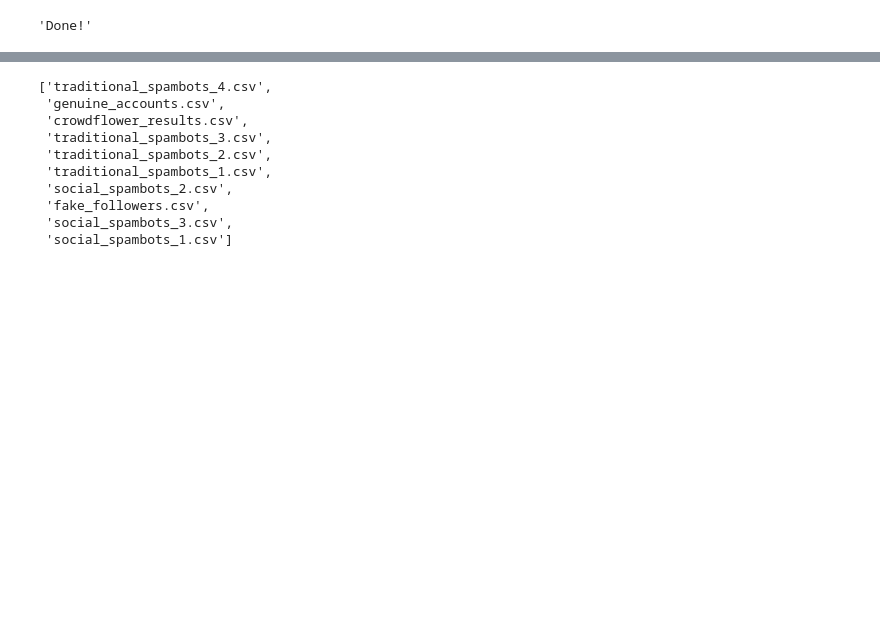
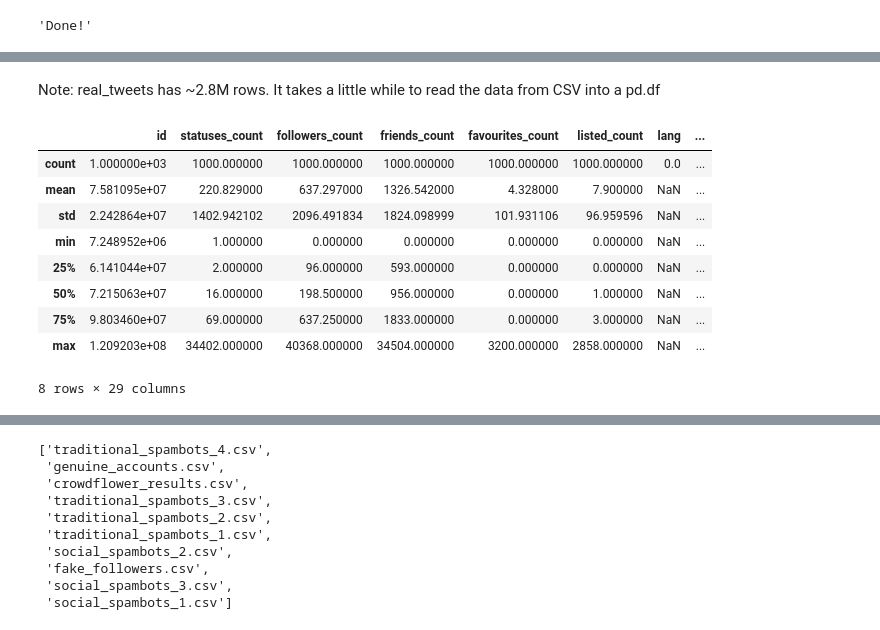
Before and after one commit to jasonweidner/CSPB_4502, a Jupyter notebook: Bot_Wrangler.ipynb, the cells around one changed output, grey strips where cells are left out. Drawn from its saved outputs; the diff is of its cells as text; code cells hidden in the pictures; blank space fills up the shorter version.

Commit message:
Info gain dataset and attribute done I think

```diff
--- a/Bot_Wrangler.ipynb
+++ b/Bot_Wrangler.ipynb
@@ -323,0 +371,21 @@ def PuppetMaster():
+# %%
+REAL_USERS = os.getcwd()[:-6] + 'data/cresci-2017.csv/datasets_full.csv/genuine_accounts.csv/users.csv'
+REAL_TWEETS = os.getcwd()[:-6] + 'data/cresci-2017.csv/datasets_full.csv/genuine_accounts.csv/tweets.csv'
+
+SOCIAL_USERS_1 = os.getcwd()[:-6] + 'data/cresci-2017.csv/datasets_full.csv/social_spambots_1.csv/users.csv'
+SOCIAL_USERS_2 = os.getcwd()[:-6] + 'data/cresci-2017.csv/datasets_full.csv/social_spambots_2.csv/users.csv'
+SOCIAL_USERS_3 = os.getcwd()[:-6] + 'data/cresci-2017.csv/datasets_full.csv/social_spambots_3.csv/users.csv'
+
+SOCIAL_TWEETS_1 = os.getcwd()[:-6] + 'data/cresci-2017.csv/datasets_full.csv/social_spambots_1.csv/tweets.csv'
+SOCIAL_TWEETS_2 = os.getcwd()[:-6] + 'data/cresci-2017.csv/datasets_full.csv/social_spambots_2.csv/tweets.csv'
+SOCIAL_TWEETS_3 = os.getcwd()[:-6] + 'data/cresci-2017.csv/datasets_full.csv/social_spambots_3.csv/tweets.csv'
+
+TRAD_USERS_1 = os.getcwd()[:-6] + 'data/cresci-2017.csv/datasets_full.csv/traditional_spambots_1.csv/users.csv'
+TRAD_USERS_2 = os.getcwd()[:-6] + 'data/cresci-2017.csv/datasets_full.csv/traditional_spambots_2.csv/users.csv'
+TRAD_USERS_3 = os.getcwd()[:-6] + 'data/cresci-2017.csv/datasets_full.csv/traditional_spambots_3.csv/users.csv'
+TRAD_USERS_4 = os.getcwd()[:-6] + 'data/cresci-2017.csv/datasets_full.csv/traditional_spambots_4.csv/users.csv'
+
+TRAD_TWEETS_1 = os.getcwd()[:-6] + 'data/cresci-2017.csv/datasets_full.csv/traditional_spambots_1.csv/tweets.csv'
+TRAD_TWEETS_2 = os.getcwd()[:-6] + 'data/cresci-2017.csv/datasets_full.csv/traditional_spambots_2.csv/tweets.csv'
+TRAD_TWEETS_3 = os.getcwd()[:-6] + 'data/cresci-2017.csv/datasets_full.csv/traditional_spambots_3.csv/tweets.csv'
+TRAD_TWEETS_4 = os.getcwd()[:-6] + 'data/cresci-2017.csv/datasets_full.csv/traditional_spambots_4.csv/tweets.csv'
@@ -323,0 +421,17 @@ def PuppetMaster():
+# %% [markdown]
+Note: real_tweets has ~2.8M rows. It takes a little while to read the data from CSV into a pd.df
+# %%
+tradbot_users = pd.read_csv(TRAD_USERS_1)
+# %%
+tradbot_users.describe()
+# %% [output]
+|  | id | statuses_count | followers_count | friends_count | favourites_count | listed_count | lang | ... |
+| count | 1.000000e+03 | 1000.000000 | 1000.000000 | 1000.000000 | 1000.000000 | 1000.000000 | 0.0 | ... |
+| mean | 7.581095e+07 | 220.829000 | 637.297000 | 1326.542000 | 4.328000 | 7.900000 | NaN | ... |
+| std | 2.242864e+07 | 1402.942102 | 2096.491834 | 1824.098999 | 101.931106 | 96.959596 | NaN | ... |
+| min | 7.248952e+06 | 1.000000 | 0.000000 | 0.000000 | 0.000000 | 0.000000 | NaN | ... |
+| 25% | 6.141044e+07 | 2.000000 | 96.000000 | 593.000000 | 0.000000 | 0.000000 | NaN | ... |
+| 50% | 7.215063e+07 | 16.000000 | 198.500000 | 956.000000 | 0.000000 | 1.000000 | NaN | ... |
+| 75% | 9.803460e+07 | 69.000000 | 637.250000 | 1833.000000 | 0.000000 | 3.000000 | NaN | ... |
+| max | 1.209203e+08 | 34402.000000 | 40368.000000 | 34504.000000 | 3200.000000 | 2858.000000 | NaN | ... |
+8 rows × 29 columns
```
Also changed, not shown: parts of 32 cells of this notebook.
